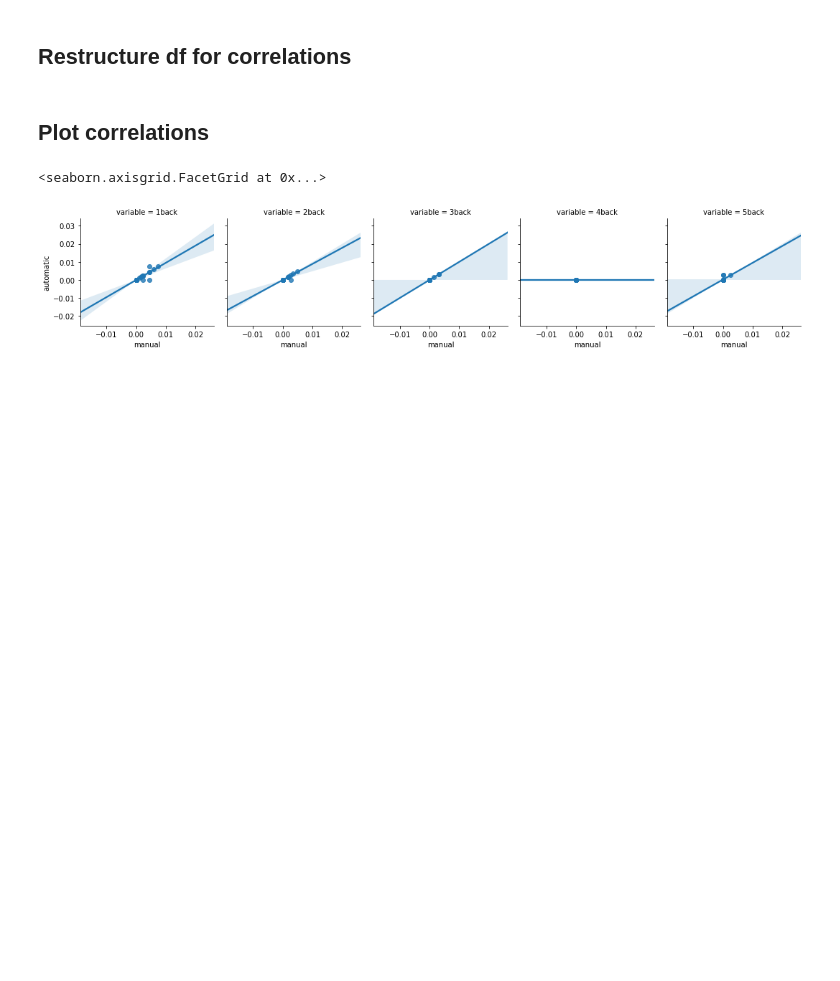
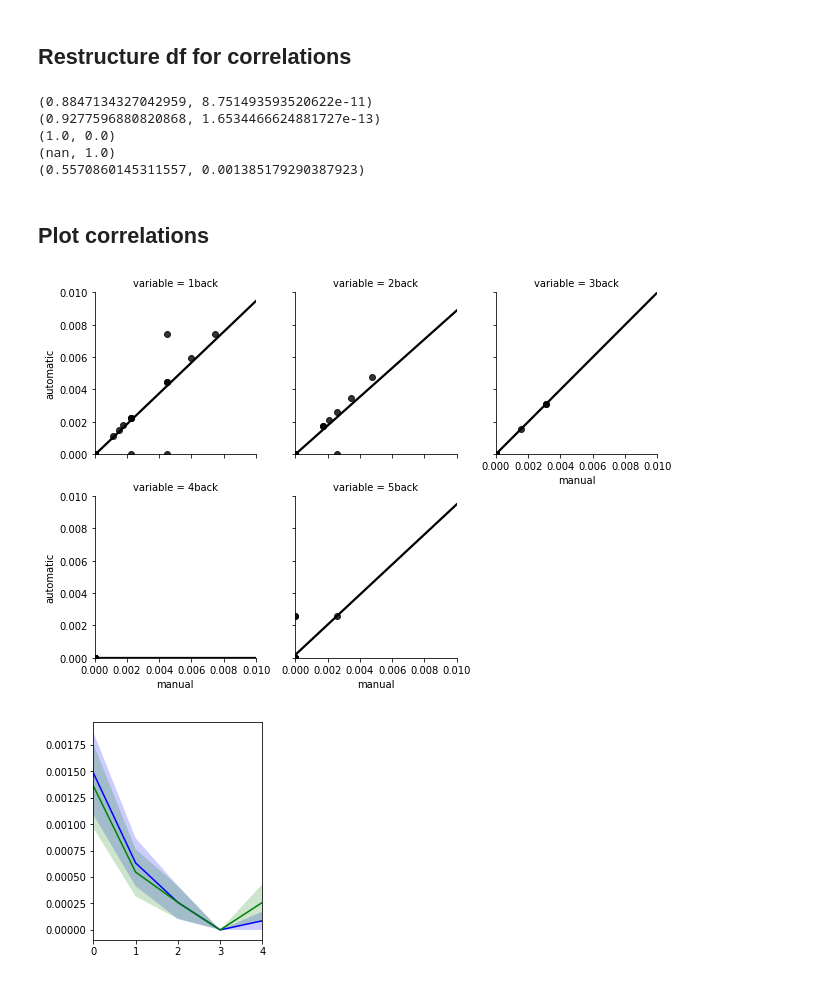
Before and after one commit to ContextLab/AutoFR-analyses, a Jupyter notebook: notebooks/Figure6_AH.ipynb, the cells around one changed output. Saved outputs shown, nothing was run; the diff lists cells and outputs as text; code cells hidden in the pictures; blank space fills up the shorter version.

```diff
--- a/notebooks/Figure6_AH.ipynb
+++ b/notebooks/Figure6_AH.ipynb
@@ -96,0 +81,3 @@ sns.factorplot(data=df, x='variable', y='value', hue='condition')
+# %%
+df_auto = pd.read_csv('df_auto')
+df_man = pd.read_csv('df_man')
@@ -97,3 +104,16 @@ sns.factorplot(data=df, x='variable', y='value', hue='condition')
+# %%
+man_ts = []
+auto_ts = []
+
+for idx,df in enumerate([df_man,df_auto]):
+    for z in [1, 2, 3, 4, 5]:
+        name = str(z)+'back'
+        one = np.array(df[name])
+
+        if  idx == 0:
+            man_ts.append(one)
+        else:
+            auto_ts.append(one)
 # %% [markdown]
 ## Restructure df for correlations
 # %%
@@ -109,8 +129,37 @@ df_corr = man_tmp.merge(auto_tmp)
+# %%
+df_corr = pd.read_csv('df_corr')
+
+for z in [1, 2, 3, 4, 5]:
+    name = str(z)+'back'
+    one = df_corr[df_corr['variable']==name]
+    r = pearsonr(one['manual'], one['automatic'])
+    print(r)
+# %% [output]
+(0.8847134327042959, 8.751493593520622e-11)
+(0.9277596880820868, 1.6534466624881727e-13)
+(1.0, 0.0)
+(nan, 1.0)
+(0.5570860145311557, 0.001385179290387923)
 # %% [markdown]
 ## Plot correlations
-# %%
-g = sns.FacetGrid(df_corr, col='variable')
-g.map(sns.regplot, 'manual', 'automatic')
-# %% [output]
-<seaborn.axisgrid.FacetGrid at 0x...>
-[figure, removed]
+# %%
+import matplotlib as mpl
+
+g = sns.FacetGrid(df_corr, col='variable', col_wrap=3, ylim=(0,.01), xlim=(0,.01))
+g.map(sns.regplot,'manual', 'automatic', color = 'black', ci=None)
+
+plt.savefig('n-back.pdf')
+
+# sns.factorplot(data=df, x='variable', y='value', hue='condition')#3, color = ['blue','green']
+
+fig, ax = plt.subplots(nrows=1, ncols=1)
+
+ax.set_aspect(2500)
+sns.tsplot(np.transpose(man_ts), ax = ax, color = 'blue')
+sns.tsplot(np.transpose(auto_ts), ax = ax, color = 'green')
+
+mpl.rcParams['pdf.fonttype'] = 42
+plt.savefig('tsBack.pdf')
+# %% [output]
+[figure, added]
+[figure, added]
```
Also changed, not shown: parts of 8 cells of this notebook, 2 other files.
